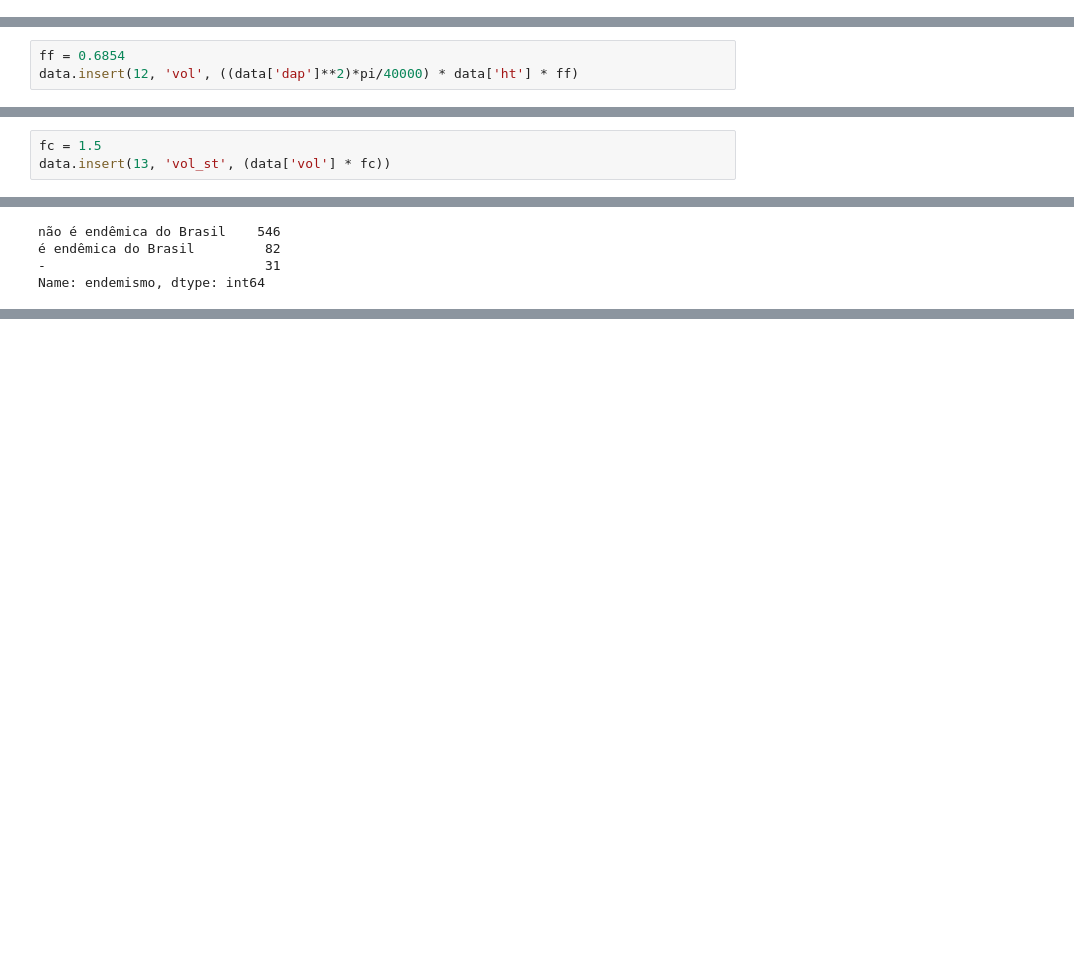
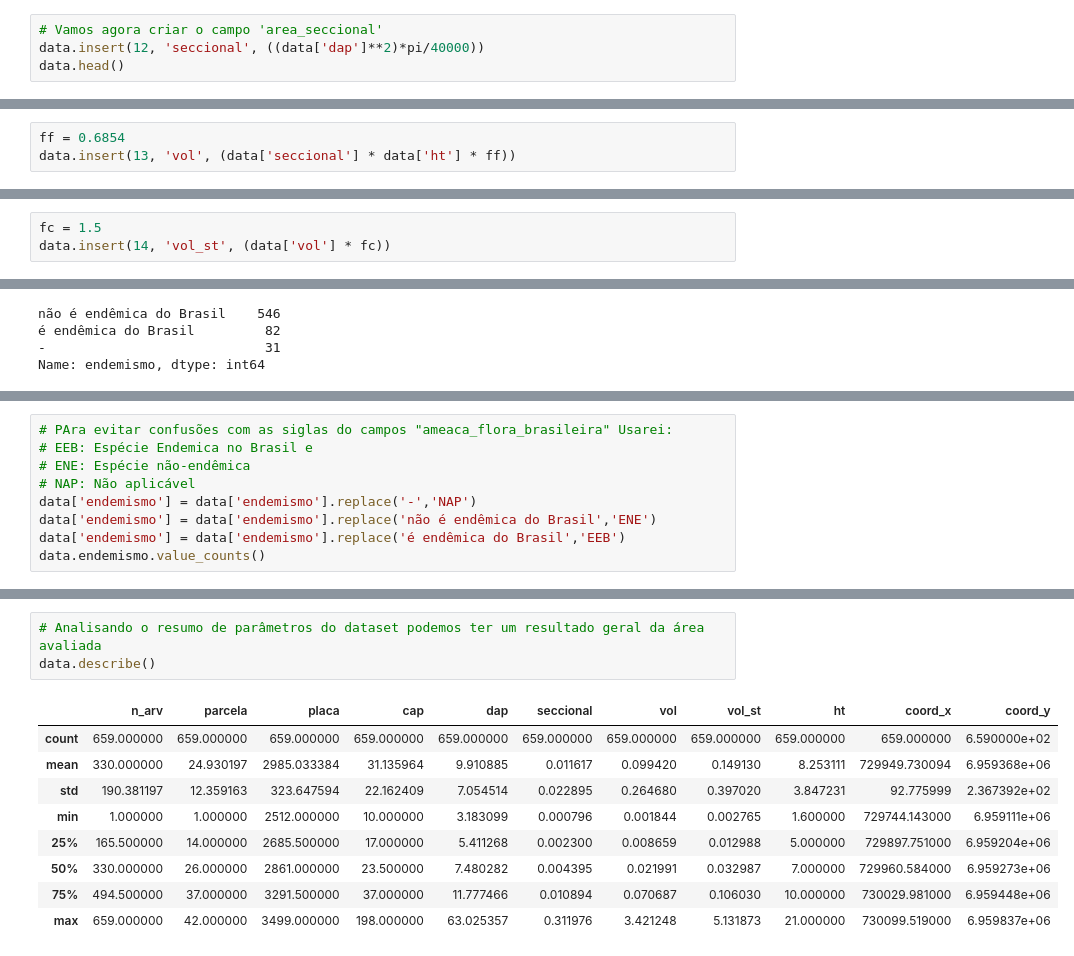
Before and after one commit to nettorobson/jupyter-if, a Jupyter notebook: if_teste.ipynb, the cells around one changed output, grey strips where cells are left out. Cells and saved outputs as stored; diff of their text form; blank space fills up the shorter version.

Commit message:
Adds new features and a new DataFrame

```diff
--- a/if_teste.ipynb
+++ b/if_teste.ipynb
@@ -344,0 +397,4 @@ dtype: object
+# %%
+# Vamos agora criar o campo 'area_seccional'
+data.insert(12, 'seccional', ((data['dap']**2)*pi/40000))
+data.head()
@@ -374,14 +437,14 @@ em centímetros. O fator de forma consiste em um índice que atenua a cilindrici
 Length: 659, dtype: float64
 # %%
 ff = 0.6854
-data.insert(12, 'vol', ((data['dap']**2)*pi/40000) * data['ht'] * ff)
+data.insert(13, 'vol', (data['seccional'] * data['ht'] * ff))
 # %% [markdown]
 Podemos também proceder com o cálculo do volume de madeira empilhado de cada árvore (em estéreo)
 Ou seja, este é o volume da madeira empilhada, enquanto o volume anterior se refere ao volume líquido, em m³.
 PAra isso, usamos um fator de 'cubicação', geralmente entre 1.5 e 2.0
 # %%
 fc = 1.5
-data.insert(13, 'vol_st', (data['vol'] * fc))
+data.insert(14, 'vol_st', (data['vol'] * fc))
 # %%
 # Vamos checar quais as classes existentes nos campos 'hábito', 'ameaca_flora_brasileira' e 'endemismo'...
 # para identificarmos se há alguma feature com erro de grafia, duplicada, ou outro tipo de erro.
@@ -473,0 +536,9 @@ Name: endemismo, dtype: int64
+# %%
+# PAra evitar confusões com as siglas do campos "ameaca_flora_brasileira" Usarei:
+# EEB: Espécie Endemica no Brasil e
+# ENE: Espécie não-endêmica
+# NAP: Não aplicável
+data['endemismo'] = data['endemismo'].replace('-','NAP')
+data['endemismo'] = data['endemismo'].replace('não é endêmica do Brasil','ENE')
+data['endemismo'] = data['endemismo'].replace('é endêmica do Brasil','EEB')
+data.endemismo.value_counts()
@@ -473,0 +602,13 @@ Name: endemismo, dtype: int64
+# %%
+# Analisando o resumo de parâmetros do dataset podemos ter um resultado geral da área avaliada
+data.describe()
+# %% [output]
+|  | n_arv | parcela | placa | cap | dap | seccional | vol | vol_st | ht | coord_x | coord_y |
+| count | 659.000000 | 659.000000 | 659.000000 | 659.000000 | 659.000000 | 659.000000 | 659.000000 | 659.000000 | 659.000000 | 659.000000 | 6.590000e+02 |
+| mean | 330.000000 | 24.930197 | 2985.033384 | 31.135964 | 9.910885 | 0.011617 | 0.099420 | 0.149130 | 8.253111 | 729949.730094 | 6.959368e+06 |
+| std | 190.381197 | 12.359163 | 323.647594 | 22.162409 | 7.054514 | 0.022895 | 0.264680 | 0.397020 | 3.847231 | 92.775999 | 2.367392e+02 |
+| min | 1.000000 | 1.000000 | 2512.000000 | 10.000000 | 3.183099 | 0.000796 | 0.001844 | 0.002765 | 1.600000 | 729744.143000 | 6.959111e+06 |
+| 25% | 165.500000 | 14.000000 | 2685.500000 | 17.000000 | 5.411268 | 0.002300 | 0.008659 | 0.012988 | 5.000000 | 729897.751000 | 6.959204e+06 |
+| 50% | 330.000000 | 26.000000 | 2861.000000 | 23.500000 | 7.480282 | 0.004395 | 0.021991 | 0.032987 | 7.000000 | 729960.584000 | 6.959273e+06 |
+| 75% | 494.500000 | 37.000000 | 3291.500000 | 37.000000 | 11.777466 | 0.010894 | 0.070687 | 0.106030 | 10.000000 | 730029.981000 | 6.959448e+06 |
+| max | 659.000000 | 42.000000 | 3499.000000 | 198.000000 | 63.025357 | 0.311976 | 3.421248 | 5.131873 | 21.000000 | 730099.519000 | 6.959837e+06 |
```
Also changed, not shown: parts of 15 cells of this notebook.
